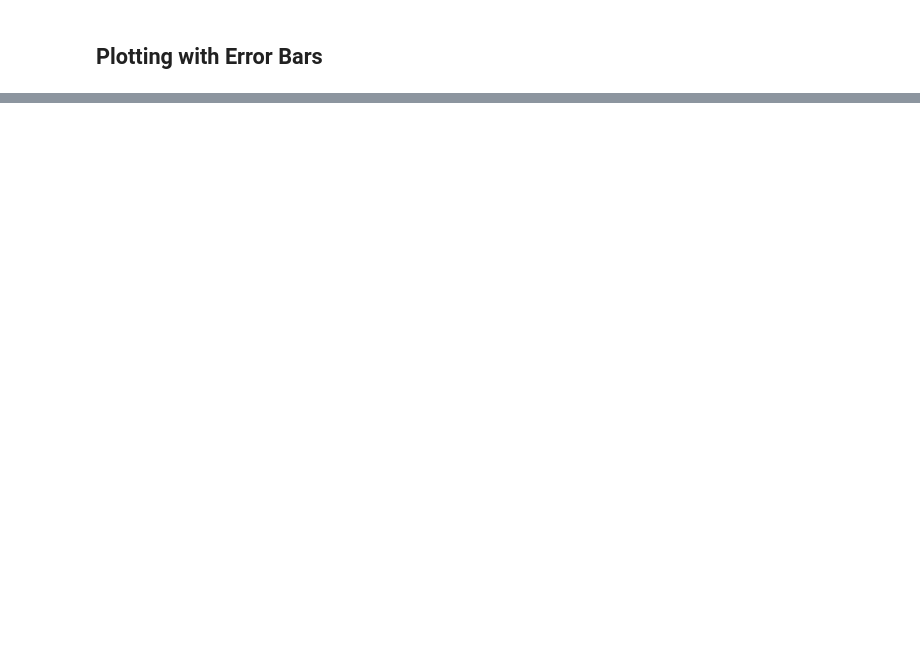
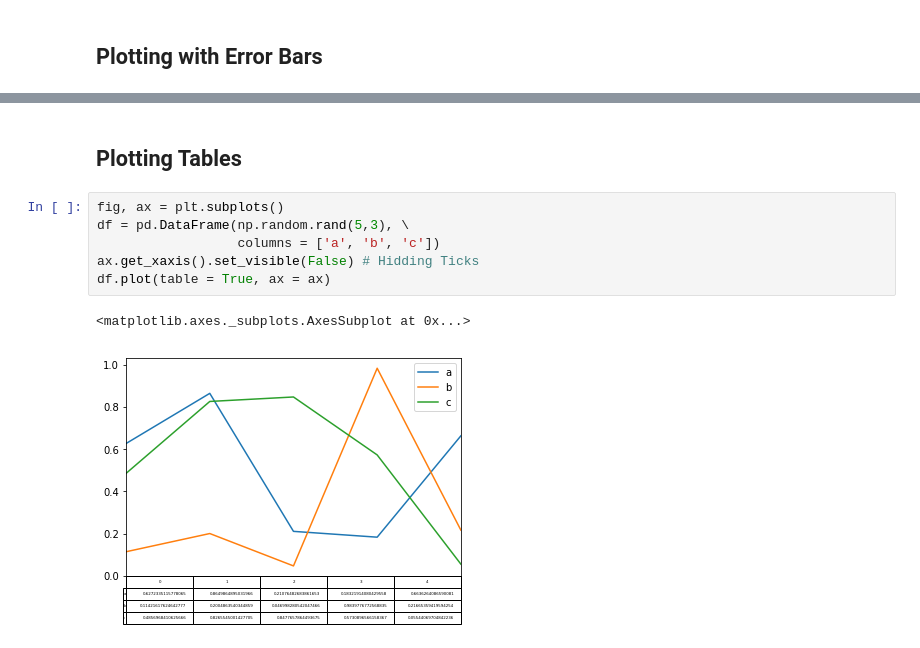
Before and after one commit to anandvipul/DataVisualization, a Jupyter notebook: Pandas Visualization.ipynb, the cells around one changed output, grey strips where cells are left out. Cells and saved outputs as stored; diff of their text form; blank space fills up the shorter version.

```diff
--- a/Pandas Visualization.ipynb
+++ b/Pandas Visualization.ipynb
@@ -659,0 +726,11 @@ axes[1,1].set_title('D');
+# %% [markdown]
+## Plotting Tables
+# %%
+fig, ax = plt.subplots()
+df = pd.DataFrame(np.random.rand(5,3), \
+                  columns = ['a', 'b', 'c'])
+ax.get_xaxis().set_visible(False) # Hidding Ticks
+df.plot(table = True, ax = ax)
+# %% [output]
+<matplotlib.axes._subplots.AxesSubplot at 0x...>
+[figure, added]
```
Also changed, not shown: parts of 71 cells of this notebook.
